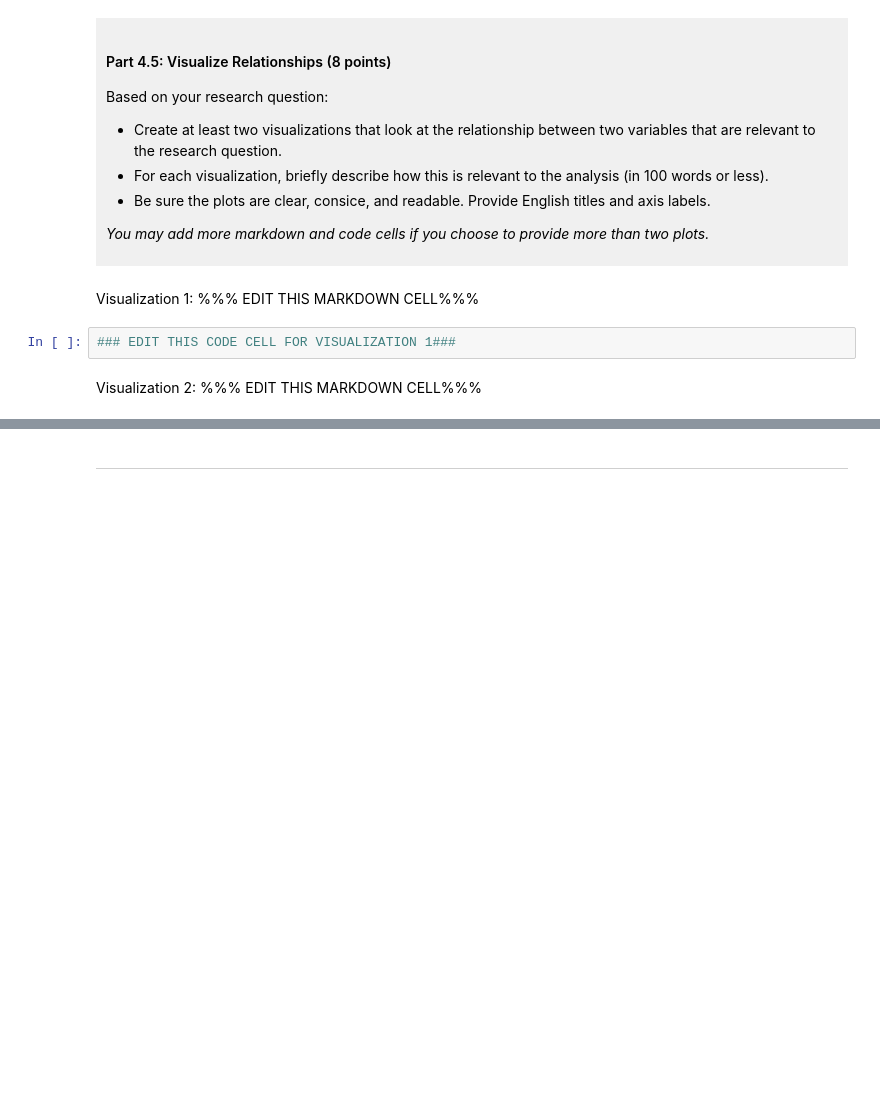
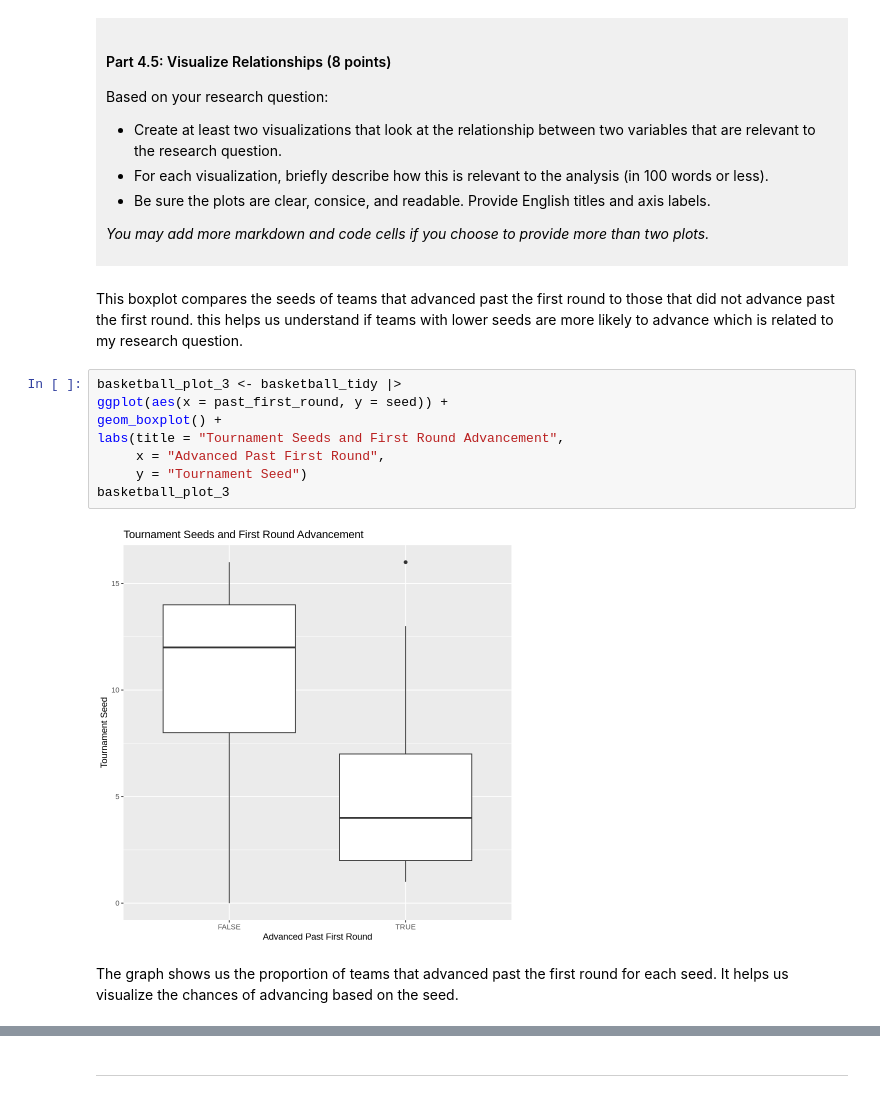
Before and after one commit to Sehaj-Dhillon780/dsci-100-project-sehaj-dhillon, a Jupyter notebook: dsci-100-project-notebook.ipynb, the cells around one changed output, grey strips where cells are left out. Drawn from its saved outputs; the diff is of its cells as text; blank space fills up the shorter version.

```diff
--- a/dsci-100-project-notebook.ipynb
+++ b/dsci-100-project-notebook.ipynb
@@ -318,9 +362,17 @@ Based on your research question:
 *You may add more markdown and code cells if you choose to provide more than two plots.*
 </div>
 # %% [markdown]
-Visualization 1: %%% EDIT THIS MARKDOWN CELL%%%
+This boxplot compares the seeds of teams that advanced past the first round to those that did not advance past the first round. this helps us understand if teams with lower seeds are more likely to advance which is related to my research question.
 # %%
-### EDIT THIS CODE CELL FOR VISUALIZATION 1###
+basketball_plot_3 <- basketball_tidy |>
+ggplot(aes(x = past_first_round, y = seed)) +
+geom_boxplot() +
+labs(title = "Tournament Seeds and First Round Advancement",
+     x = "Advanced Past First Round",
+     y = "Tournament Seed")
+basketball_plot_3
+# %% [output]
+[figure, added]
 # %% [markdown]
-Visualization 2: %%% EDIT THIS MARKDOWN CELL%%%
+The graph shows us the proportion of teams that advanced past the first round for each seed. It helps us visualize the chances of advancing based on the seed.
 # %%
```
Also changed, not shown: parts of 7 cells of this notebook.
